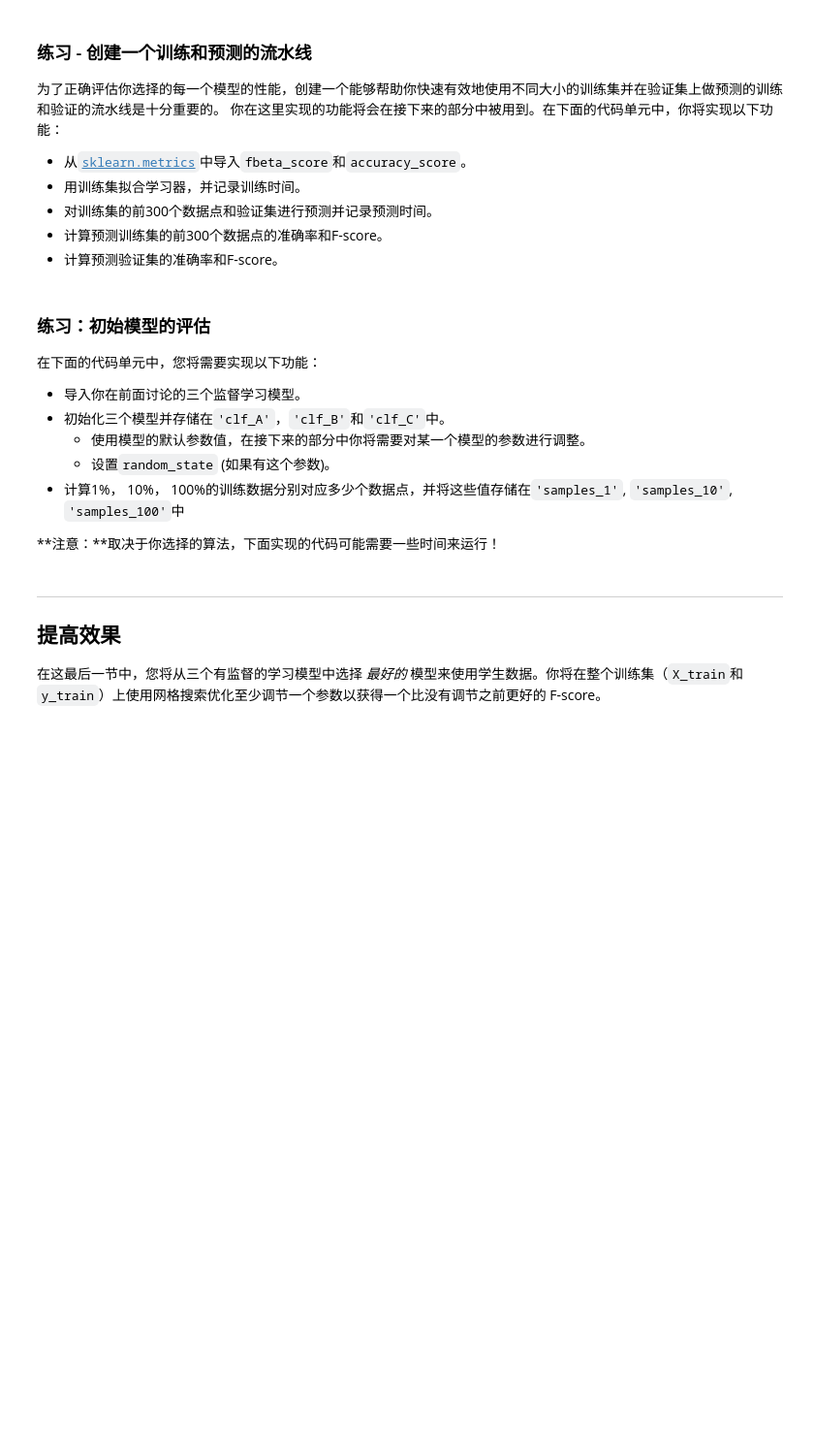
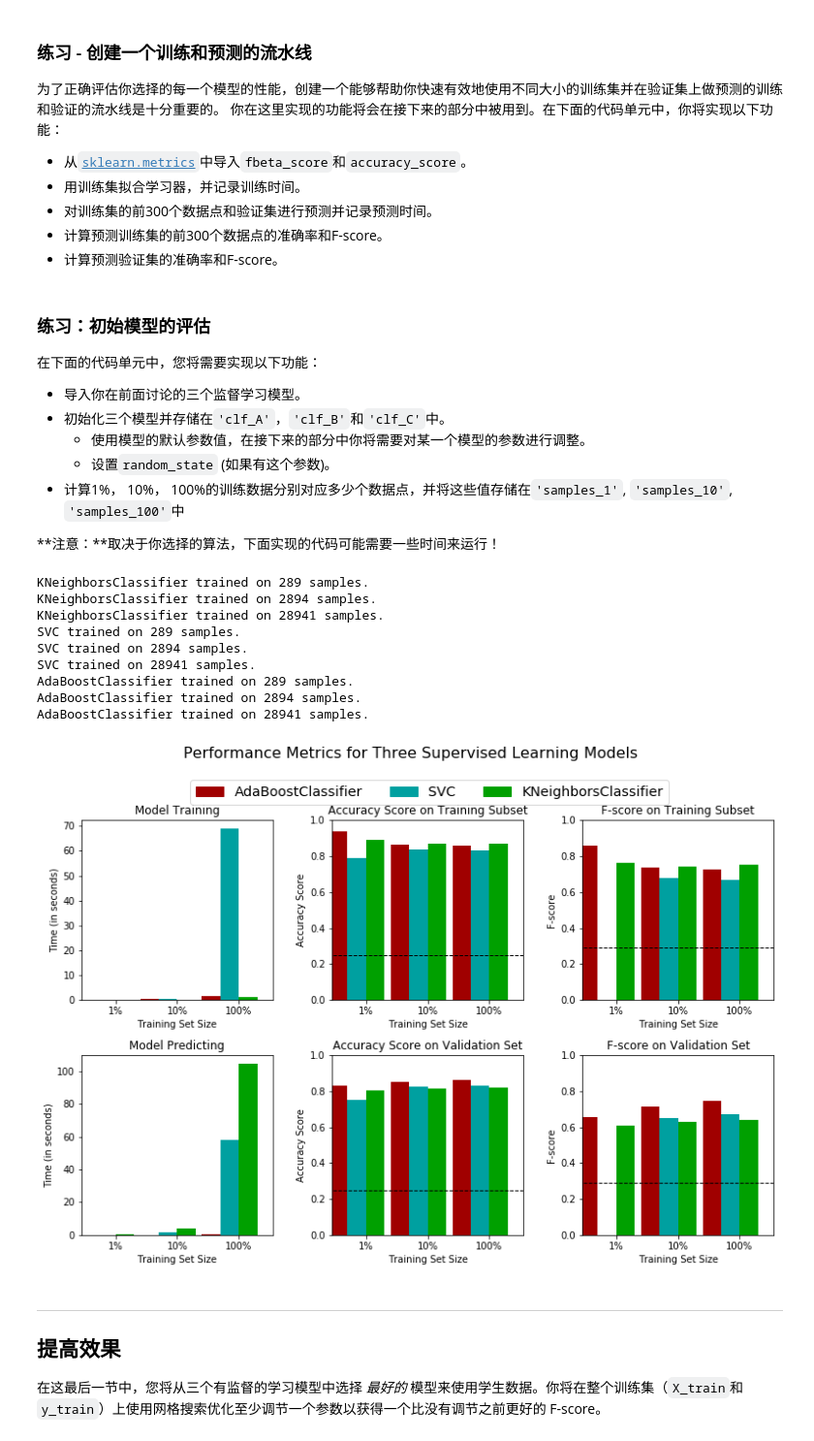
Before and after one commit to Liuguanli/Udacity_Projects, a Jupyter notebook: finding_donors-master/finding_donors.ipynb, the cells around one changed output. Shown at 97% size. Cells and saved outputs as stored; diff of their text form; code cells hidden in the pictures; blank space fills up the shorter version.

```diff
--- a/finding_donors-master/finding_donors.ipynb
+++ b/finding_donors-master/finding_donors.ipynb
@@ -344,33 +361,33 @@ def train_predict(learner, sample_size, X_train, y_train, X_val, y_val):
     # TODO：使用sample_size大小的训练数据来拟合学习器
     # TODO: Fit the learner to the training data using slicing with 'sample_size'
     start = time() # 获得程序开始时间
-    learner = None
+    learner = learner.fit(X_train[0:sample_size],y_train[0:sample_size])
     end = time() # 获得程序结束时间
 
     # TODO：计算训练时间
-    results['train_time'] = None
+    results['train_time'] = end - start
 
     # TODO: 得到在验证集上的预测值
     #       然后得到对前300个训练数据的预测结果
     start = time() # 获得程序开始时间
-    predictions_val = None
-    predictions_train = None
+    predictions_val = learner.predict(X_val)
+    predictions_train = learner.predict(X_train[0:sample_size])
     end = time() # 获得程序结束时间
 
     # TODO：计算预测用时
-    results['pred_time'] = None
+    results['pred_time'] = end - start
 
     # TODO：计算在最前面的300个训练数据的准确率
-    results['acc_train'] = None
+    results['acc_train'] = accuracy_score(y_train[0:sample_size],predictions_train)
 
     # TODO：计算在验证上的准确率
-    results['acc_val'] = None
+    results['acc_val'] = accuracy_score(y_val,predictions_val)
 
     # TODO：计算在最前面300个训练数据上的F-score
-    results['f_train'] = None
+    results['f_train'] = fbeta_score(y_train[0:sample_size],predictions_train,beta = 0.5)
 
     # TODO：计算验证集上的F-score
-    results['f_val'] = None
+    results['f_val'] = fbeta_score(y_val,predictions_val,beta = 0.5)
 
     # 成功
     print "{} trained on {} samples.".format(learner.__class__.__name__, sample_size)
@@ -389,27 +406,39 @@ def train_predict(learner, sample_size, X_train, y_train, X_val, y_val):
 **注意：**取决于你选择的算法，下面实现的代码可能需要一些时间来运行！
 # %%
 # TODO：从sklearn中导入三个监督学习模型
-
+from sklearn import neighbors
+from sklearn import svm
+from sklearn.ensemble import AdaBoostClassifier
 # TODO：初始化三个模型
-clf_A = None
-clf_B = None
-clf_C = None
+clf_A = neighbors.KNeighborsClassifier()
+clf_B = svm.SVC()
+clf_C = AdaBoostClassifier()
 
 # TODO：计算1%， 10%， 100%的训练数据分别对应多少点
-samples_1 = None
-samples_10 = None
-samples_100 = None
-
+samples_1 = int(len(X_train) * 0.01)
+samples_10 = int(len(X_train) * 0.1)
+samples_100 = X_train.shape[0]
 # 收集学习器的结果
 results = {}
 for clf in [clf_A, clf_B, clf_C]:
     clf_name = clf.__class__.__name__
     results[clf_name] = {}
     for i, samples in enumerate([samples_1, samples_10, samples_100]):
         results[clf_name][i] = train_predict(clf, samples, X_train, y_train, X_val, y_val)
 
 # 对选择的三个模型得到的评价结果进行可视化
 vs.evaluate(results, accuracy, fscore)
+# %% [output]
+KNeighborsClassifier trained on 289 samples.
+KNeighborsClassifier trained on 2894 samples.
+KNeighborsClassifier trained on 28941 samples.
+SVC trained on 289 samples.
+SVC trained on 2894 samples.
+SVC trained on 28941 samples.
+AdaBoostClassifier trained on 289 samples.
+AdaBoostClassifier trained on 2894 samples.
+AdaBoostClassifier trained on 28941 samples.
+[figure, added]
 # %% [markdown]
 ----
 ## 提高效果
```
Also changed, not shown: parts of 23 cells of this notebook, 1 other file.
